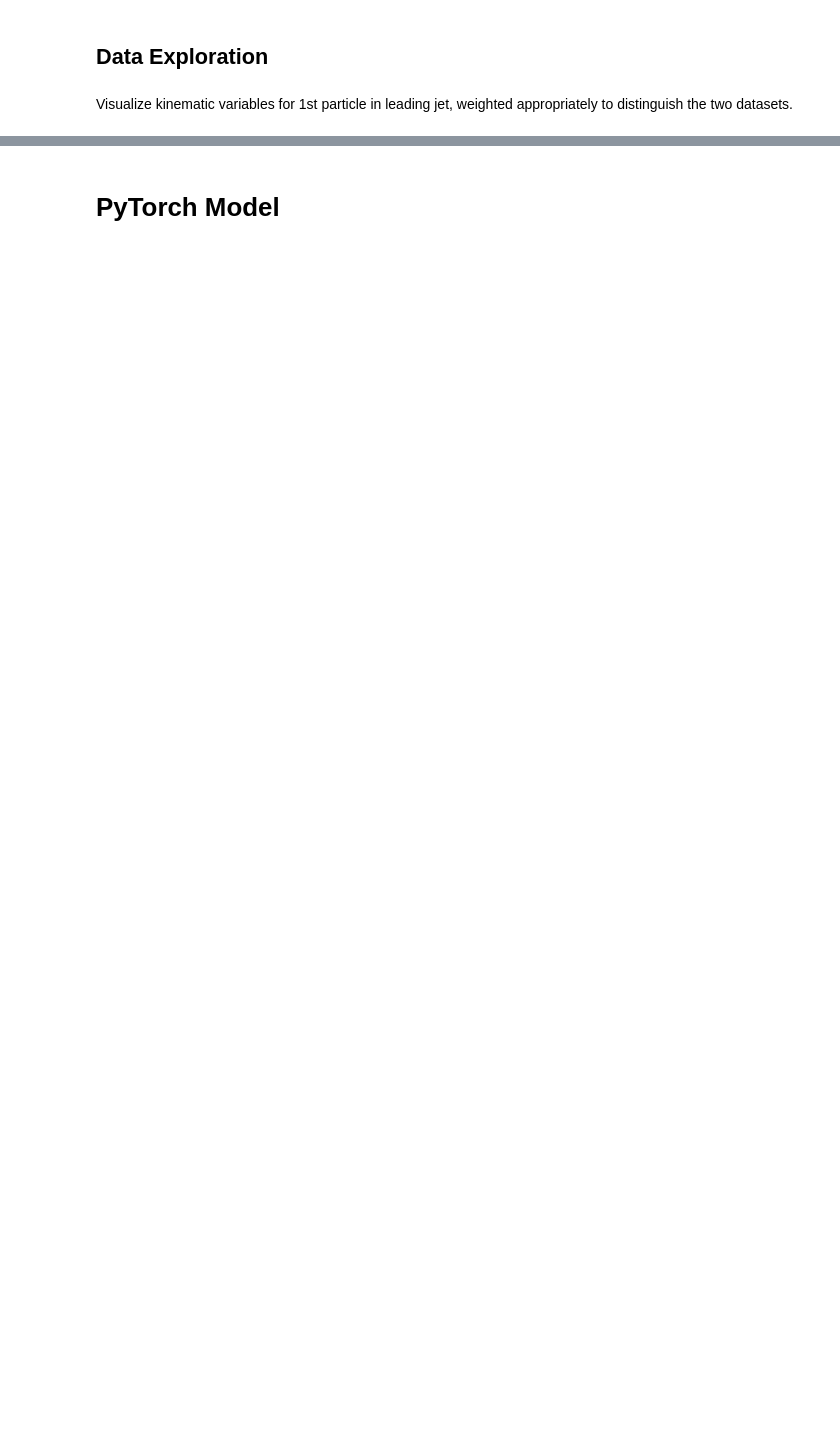
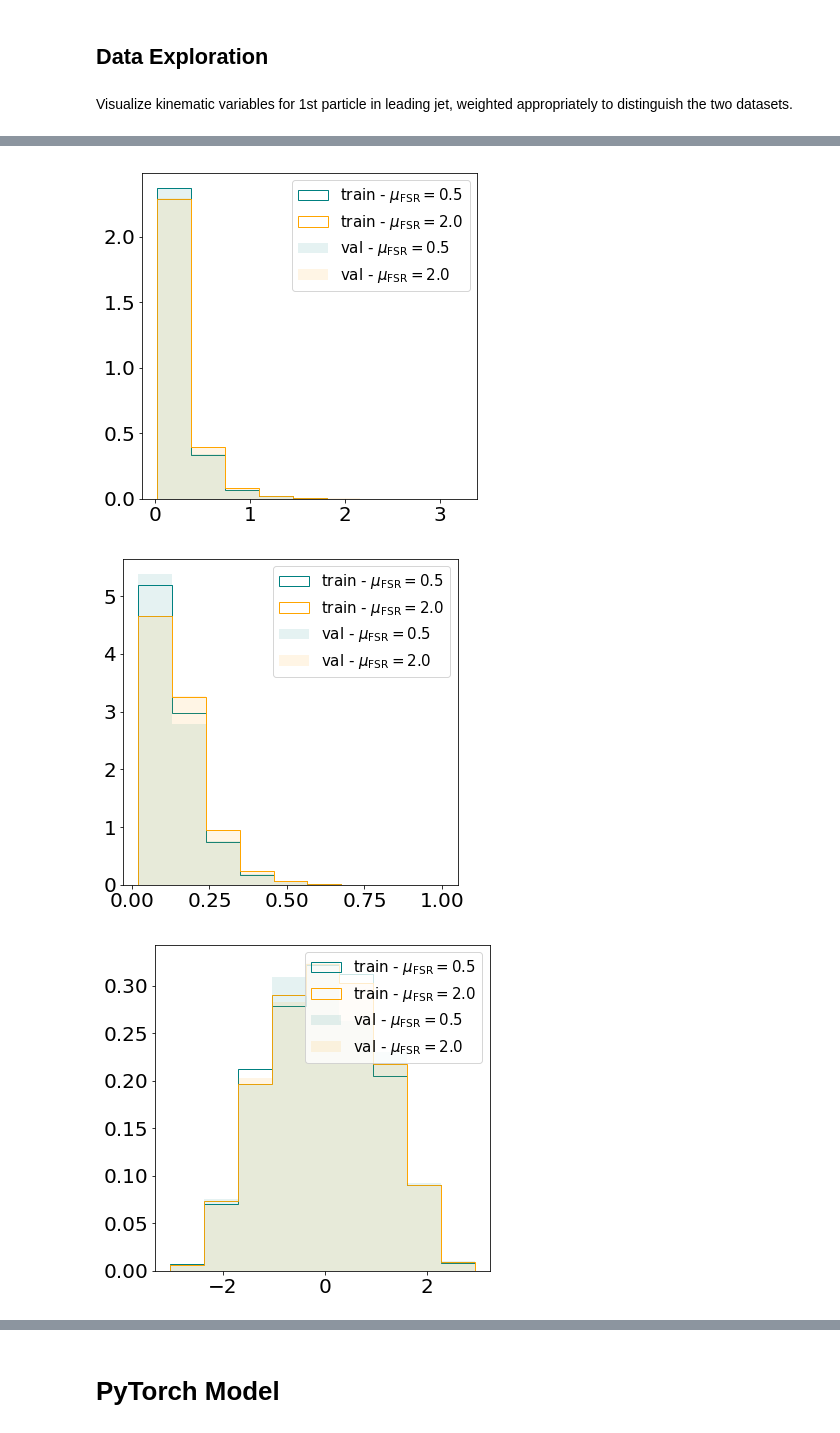
Before and after one commit to mickypaganini/mctuning, a Jupyter notebook: notebook.ipynb, the cells around one changed output, grey strips where cells are left out. Drawn from its saved outputs; the diff is of its cells as text; code cells hidden in the pictures; blank space fills up the shorter version.

```diff
--- a/notebook.ipynb
+++ b/notebook.ipynb
@@ -271,2 +313,6 @@ d_val = DijetDataset(config_path, nevents=10000, max_len=MAX_LENGTH) # 1 min for
+# %%
+import cPickle as pickle
+# pickle.dump(d, open('./dataset_100k_l150.pkl', 'wb'), protocol=pickle.HIGHEST_PROTOCOL)
+d = pickle.load(open('./dataset_100k_l150.pkl', 'r'))
 # %%
 d[:].keys()
@@ -272,0 +332,4 @@ d[:].keys()
+# %%
+# d_val = DijetDataset(config_path, nevents=100000, max_len=MAX_LENGTH, min_lead_pt=500) # 1 min for 1000 events
+# pickle.dump(d_val, open('./dataset_val_100k_l150.pkl', 'wb'), protocol=pickle.HIGHEST_PROTOCOL)
+d_val = pickle.load(open('./dataset_val_23ee122.pkl', 'r'))
@@ -313,10 +393,3 @@ for i_batch, sample_batched in enumerate(dataloader):
 ## Data Exploration
 # %% [markdown]
 Visualize kinematic variables for 1st particle in leading jet, weighted appropriately to distinguish the two datasets.
-# %%
-for i in range(9):
-    plt.hist(d[:]['leading_jet'][:, 1, i], weights=d[:]['weights_fsr20'],
-            histtype='step', normed=True)
-    plt.hist(d[:]['leading_jet'][:, 1, i], weights=d[:]['weights_fsr05'],
-            histtype='step', normed=True)
-    plt.show()
@@ -332,0 +396,25 @@ for i in range(9):
+# %%
+import matplotlib
+matplotlib.rcParams.update({'font.size' : 20})
+# %%
+for i in range(9):
+    plt.figure(figsize=(6,6))
+    bins = np.linspace(d[:]['leading_jet'][:, 0, i].min(), d[:]['leading_jet'][:, 0, i].max(), 10)
+    plt.hist(d[:]['leading_jet'][:, 0, i], weights=d[:]['weights_fsr05'],
+            histtype='step', normed=True, label=r'train - $\mu_\mathrm{FSR} = 0.5$', bins=bins, color='teal')
+
+    plt.hist(d[:]['leading_jet'][:, 0, i], weights=d[:]['weights_fsr20'],
+            histtype='step', normed=True, label=r'train - $\mu_\mathrm{FSR} = 2.0$', bins=bins, color='orange')
+
+    plt.hist(d_val[:]['leading_jet'][:, 0, i], weights=d_val[:]['weights_fsr05'], alpha=0.1,
+            histtype='stepfilled', normed=True, label=r'val - $\mu_\mathrm{FSR} = 0.5$', bins=bins, color='teal')
+
+    plt.hist(d_val[:]['leading_jet'][:, 0, i], weights=d_val[:]['weights_fsr20'], alpha=0.1,
+            histtype='stepfilled', normed=True, label=r'val - $\mu_\mathrm{FSR} = 2.0$', bins=bins, color='orange')
+
+    plt.legend(fontsize=15)
+    plt.show()
+# %% [output]
+[figure, added]
+[figure, added]
+[figure, added]
```
Also changed, not shown: parts of 182 cells of this notebook.
